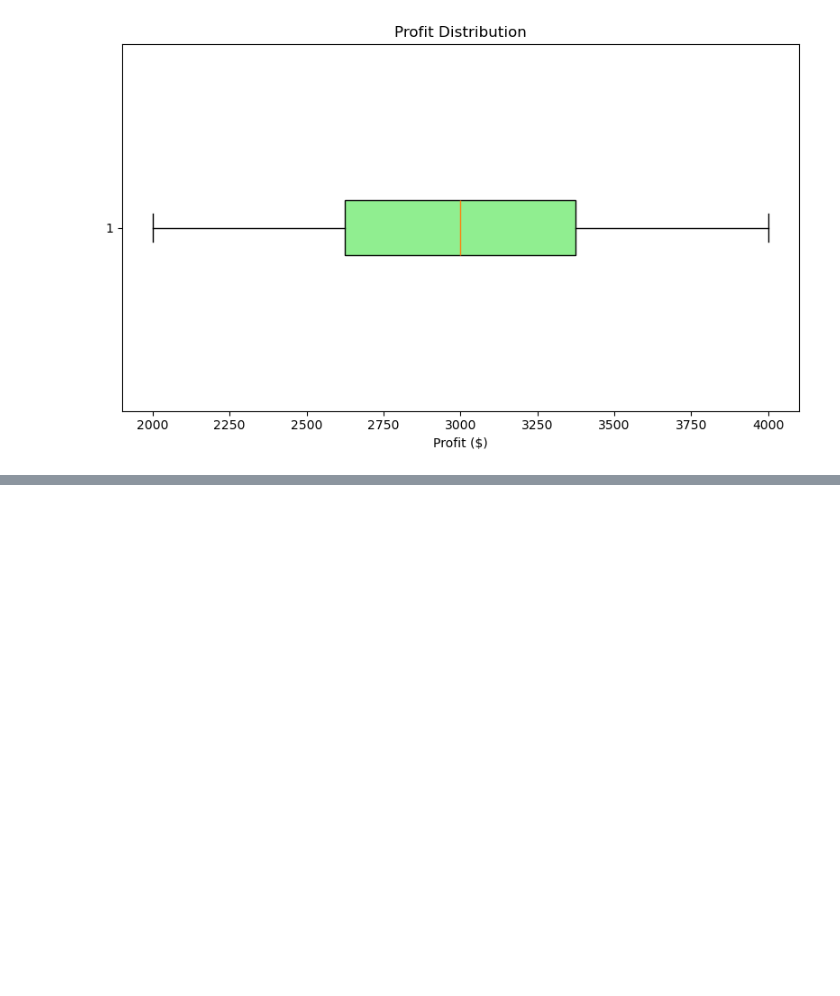
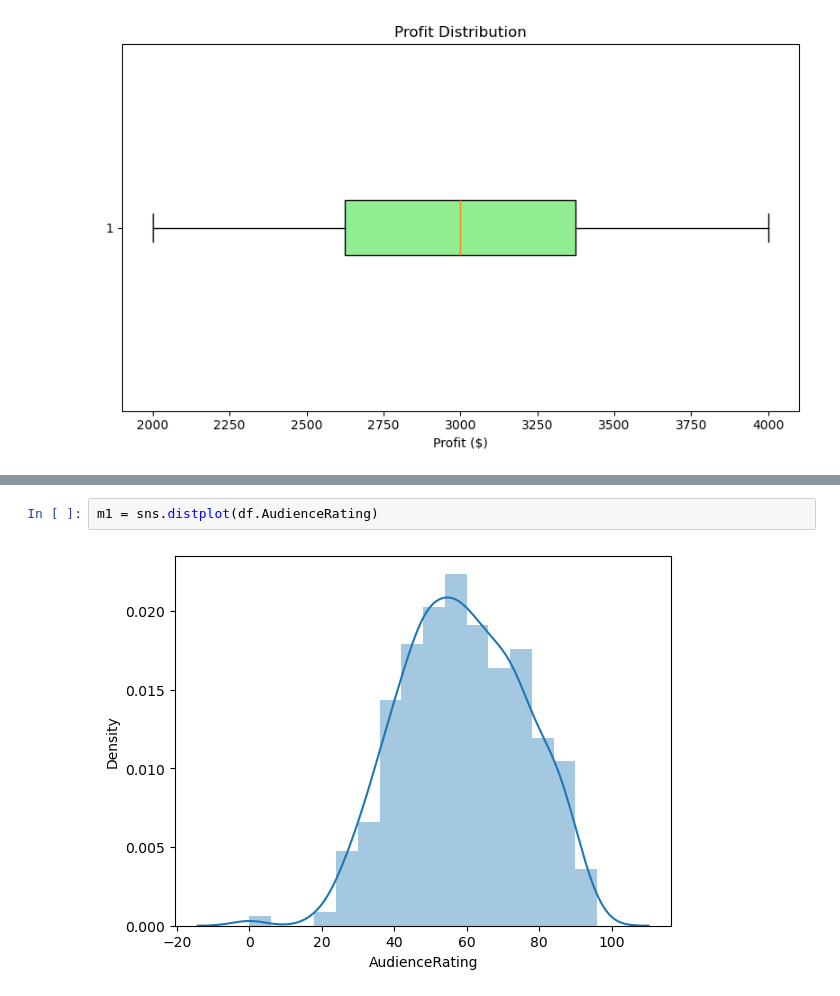
Before and after one commit to Ashusurya00/fsds-genai-agenticai-aitools, a Jupyter notebook: matplotlib_gradio.ipynb, the cells around one changed output, grey strips where cells are left out. Drawn from its saved outputs; the diff is of its cells as text; blank space fills up the shorter version.

```diff
--- a/matplotlib_gradio.ipynb
+++ b/matplotlib_gradio.ipynb
@@ -248,0 +831,4 @@ demo.launch()
+# %%
+m1 = sns.distplot(df.AudienceRating)
+# %% [output]
+[figure, added]
```
Also changed, not shown: parts of 84 cells of this notebook.
